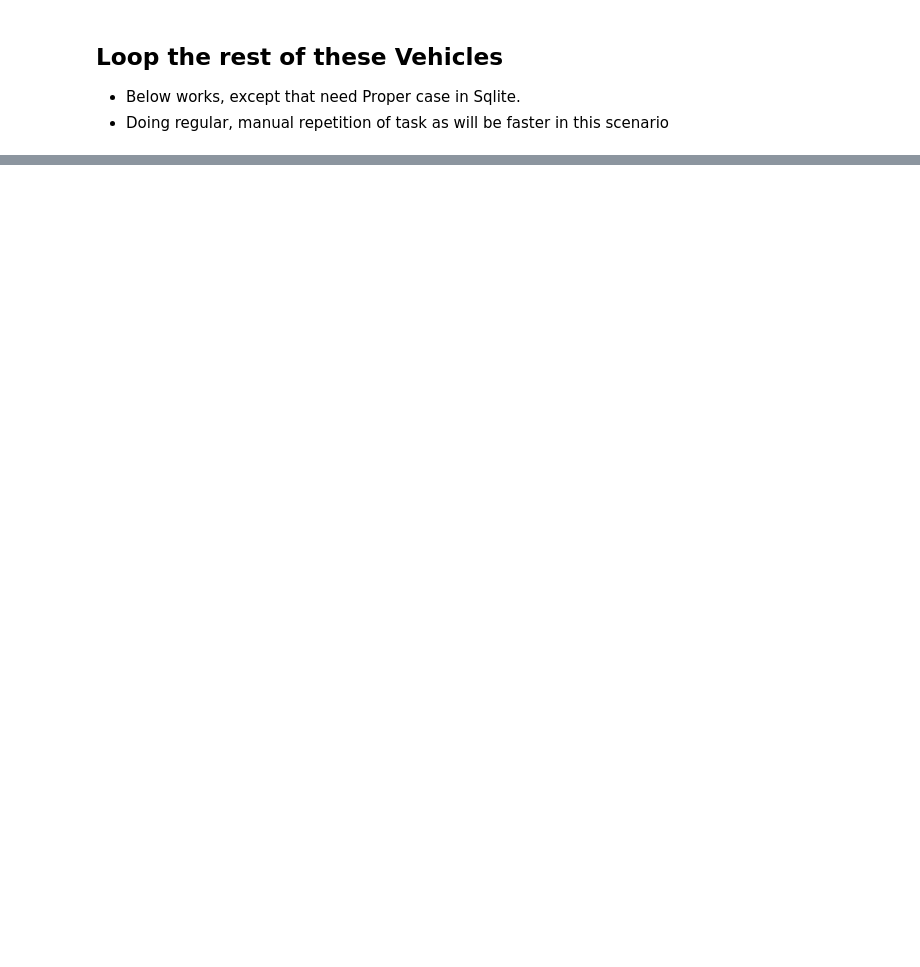
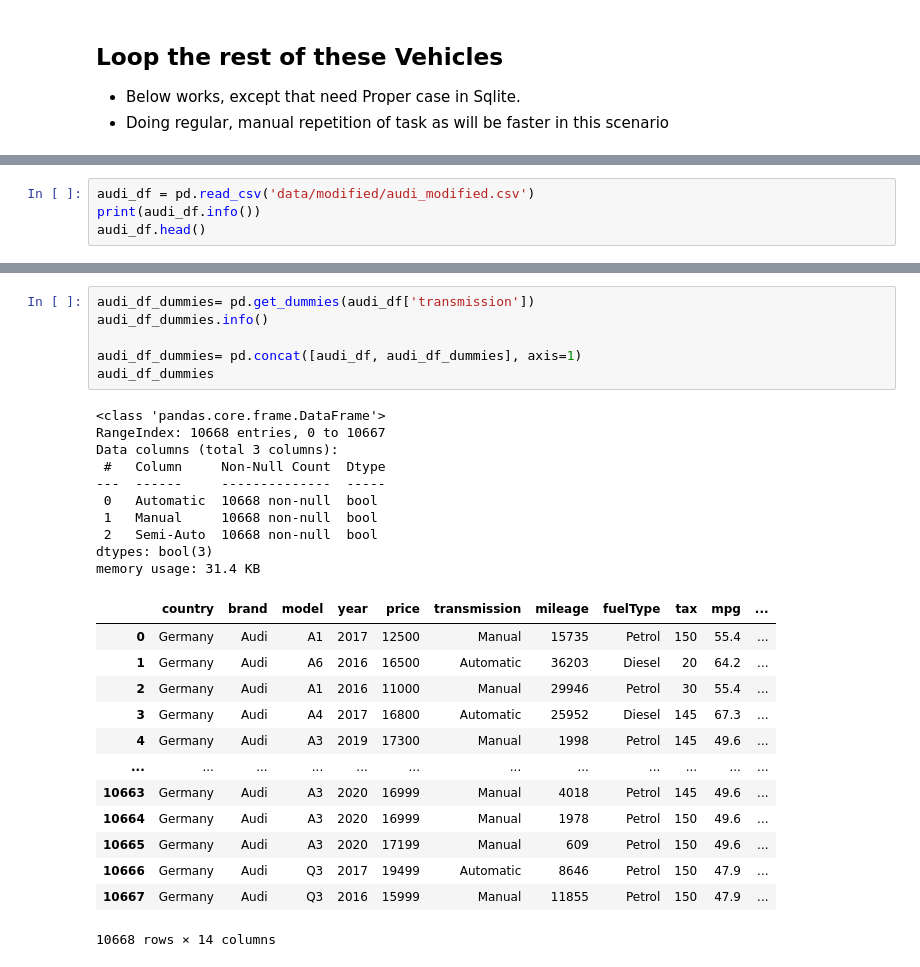
Before and after one commit to j-lepard/Understanding_Used_Car_Prices, a Jupyter notebook: 01.JAMIE.ipynb, the cells around one changed output, grey strips where cells are left out. Drawn from its saved outputs; the diff is of its cells as text; blank space fills up the shorter version.

```diff
--- a/01.JAMIE.ipynb
+++ b/01.JAMIE.ipynb
@@ -172,0 +196,4 @@ list_of_manufacturer
+# %%
+audi_df = pd.read_csv('data/modified/audi_modified.csv')
+print(audi_df.info())
+audi_df.head()
@@ -172,0 +226,30 @@ list_of_manufacturer
+# %%
+audi_df_dummies= pd.get_dummies(audi_df['transmission'])
+audi_df_dummies.info()
+
+audi_df_dummies= pd.concat([audi_df, audi_df_dummies], axis=1)
+audi_df_dummies
+# %% [output]
+<class 'pandas.core.frame.DataFrame'>
+RangeIndex: 10668 entries, 0 to 10667
+Data columns (total 3 columns):
+ #   Column     Non-Null Count  Dtype
+---  ------     --------------  -----
+ 0   Automatic  10668 non-null  bool
+ 1   Manual     10668 non-null  bool
+ 2   Semi-Auto  10668 non-null  bool
+dtypes: bool(3)
+memory usage: 31.4 KB
+|  | country | brand | model | year | price | transmission | mileage | fuelType | tax | mpg | ... |
+| 0 | Germany | Audi | A1 | 2017 | 12500 | Manual | 15735 | Petrol | 150 | 55.4 | ... |
+| 1 | Germany | Audi | A6 | 2016 | 16500 | Automatic | 36203 | Diesel | 20 | 64.2 | ... |
+| 2 | Germany | Audi | A1 | 2016 | 11000 | Manual | 29946 | Petrol | 30 | 55.4 | ... |
+| 3 | Germany | Audi | A4 | 2017 | 16800 | Automatic | 25952 | Diesel | 145 | 67.3 | ... |
+| 4 | Germany | Audi | A3 | 2019 | 17300 | Manual | 1998 | Petrol | 145 | 49.6 | ... |
+| ... | ... | ... | ... | ... | ... | ... | ... | ... | ... | ... | ... |
+| 10663 | Germany | Audi | A3 | 2020 | 16999 | Manual | 4018 | Petrol | 145 | 49.6 | ... |
+| 10664 | Germany | Audi | A3 | 2020 | 16999 | Manual | 1978 | Petrol | 150 | 49.6 | ... |
+| 10665 | Germany | Audi | A3 | 2020 | 17199 | Manual | 609 | Petrol | 150 | 49.6 | ... |
+| 10666 | Germany | Audi | Q3 | 2017 | 19499 | Automatic | 8646 | Petrol | 150 | 47.9 | ... |
+| 10667 | Germany | Audi | Q3 | 2016 | 15999 | Manual | 11855 | Petrol | 150 | 47.9 | ... |
+10668 rows × 14 columns
```
Also changed, not shown: parts of 10 cells of this notebook.
